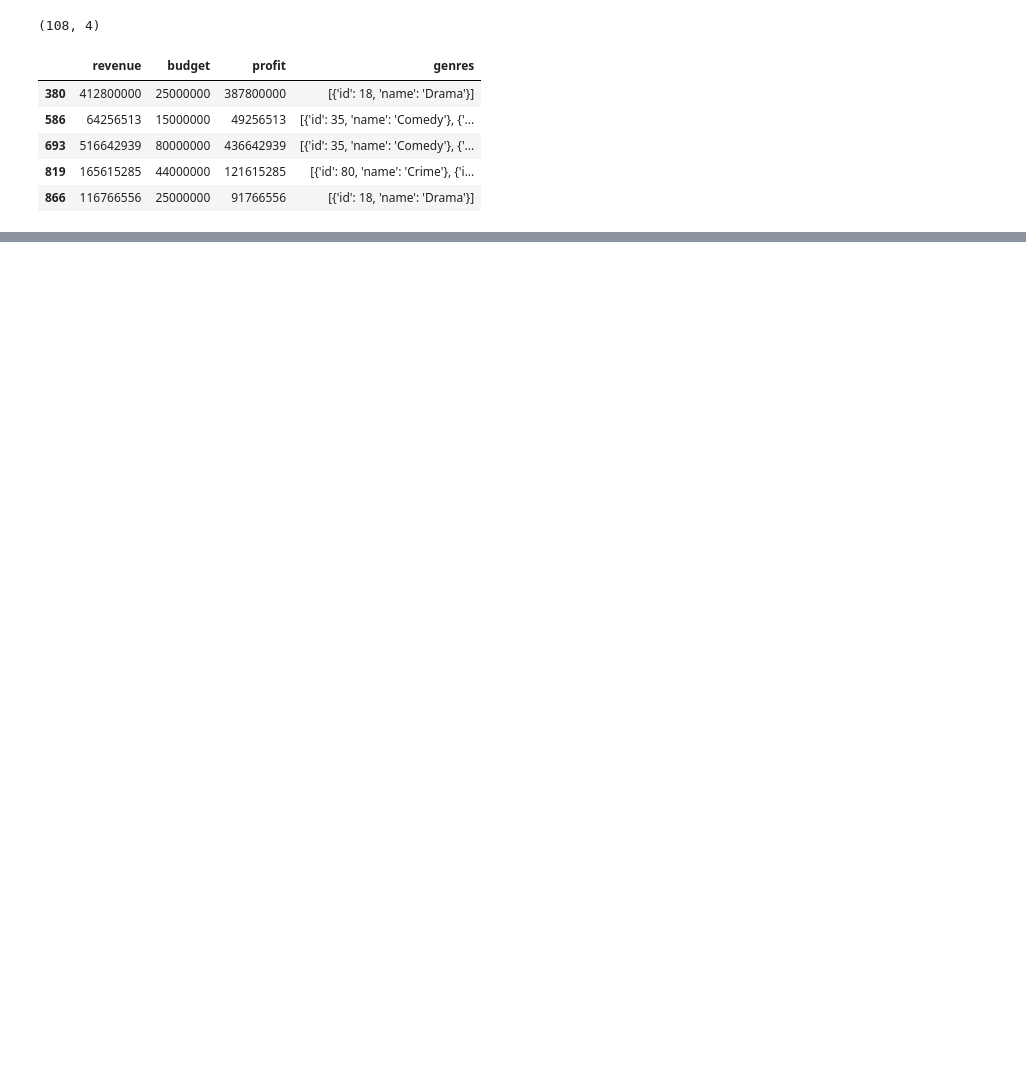
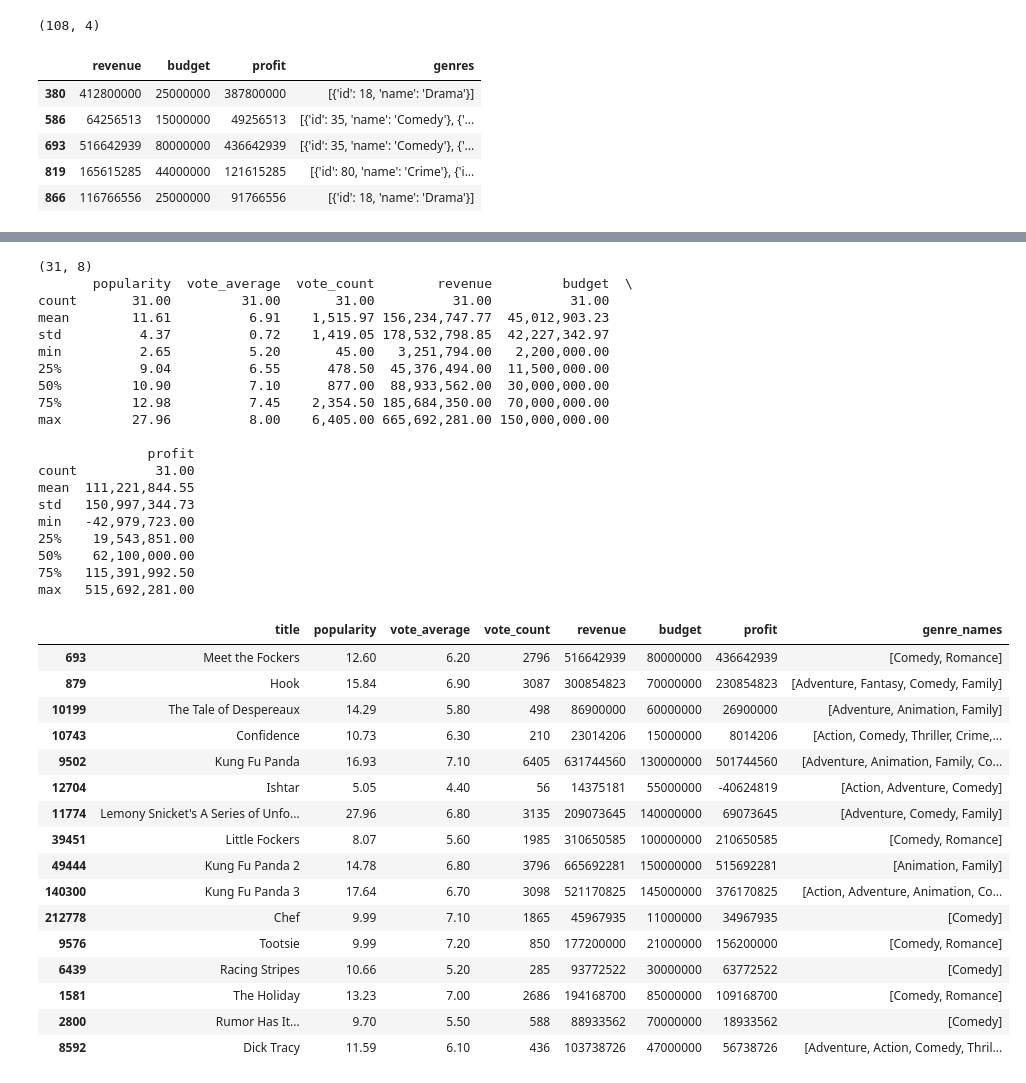
Before and after one commit to faltisco/Choose_Genre, a Jupyter notebook: EDA on TMDB.ipynb, the cells around one changed output, grey strips where cells are left out. Saved outputs shown, nothing was run; the diff lists cells and outputs as text; code cells hidden in the pictures; blank space fills up the shorter version.

```diff
--- a/EDA on TMDB.ipynb
+++ b/EDA on TMDB.ipynb
@@ -366,0 +512,49 @@ good_money_df
+# %%
+def is_drama(cell):
+    #returns True if in, else false (for masking)
+    if 'Drama' in cell:
+        return True
+    return False
+
+drama_mask = good_money_df[False == good_money_df.genre_names.map(is_drama)]  #not Drama
+print(action_mask.shape)
+print(action_mask.describe())
+drama_mask
+# %% [output]
+(31, 8)
+       popularity  vote_average  vote_count        revenue         budget  \
+count       31.00         31.00       31.00          31.00          31.00
+mean        11.61          6.91    1,515.97 156,234,747.77  45,012,903.23
+std          4.37          0.72    1,419.05 178,532,798.85  42,227,342.97
+min          2.65          5.20       45.00   3,251,794.00   2,200,000.00
+25%          9.04          6.55      478.50  45,376,494.00  11,500,000.00
+50%         10.90          7.10      877.00  88,933,562.00  30,000,000.00
+75%         12.98          7.45    2,354.50 185,684,350.00  70,000,000.00
+max         27.96          8.00    6,405.00 665,692,281.00 150,000,000.00
+
+              profit
+count          31.00
+mean  111,221,844.55
+std   150,997,344.73
+min   -42,979,723.00
+25%    19,543,851.00
+50%    62,100,000.00
+75%   115,391,992.50
+max   515,692,281.00
+|  | title | popularity | vote_average | vote_count | revenue | budget | profit | genre_names |
+| 693 | Meet the Fockers | 12.60 | 6.20 | 2796 | 516642939 | 80000000 | 436642939 | [Comedy, Romance] |
+| 879 | Hook | 15.84 | 6.90 | 3087 | 300854823 | 70000000 | 230854823 | [Adventure, Fantasy, Comedy, Family] |
+| 10199 | The Tale of Despereaux | 14.29 | 5.80 | 498 | 86900000 | 60000000 | 26900000 | [Adventure, Animation, Family] |
+| 10743 | Confidence | 10.73 | 6.30 | 210 | 23014206 | 15000000 | 8014206 | [Action, Comedy, Thriller, Crime,... |
+| 9502 | Kung Fu Panda | 16.93 | 7.10 | 6405 | 631744560 | 130000000 | 501744560 | [Adventure, Animation, Family, Co... |
+| 12704 | Ishtar | 5.05 | 4.40 | 56 | 14375181 | 55000000 | -40624819 | [Action, Adventure, Comedy] |
+| 11774 | Lemony Snicket's A Series of Unfo... | 27.96 | 6.80 | 3135 | 209073645 | 140000000 | 69073645 | [Adventure, Comedy, Family] |
+| 39451 | Little Fockers | 8.07 | 5.60 | 1985 | 310650585 | 100000000 | 210650585 | [Comedy, Romance] |
+| 49444 | Kung Fu Panda 2 | 14.78 | 6.80 | 3796 | 665692281 | 150000000 | 515692281 | [Animation, Family] |
+| 140300 | Kung Fu Panda 3 | 17.64 | 6.70 | 3098 | 521170825 | 145000000 | 376170825 | [Action, Adventure, Animation, Co... |
+| 212778 | Chef | 9.99 | 7.10 | 1865 | 45967935 | 11000000 | 34967935 | [Comedy] |
+| 9576 | Tootsie | 9.99 | 7.20 | 850 | 177200000 | 21000000 | 156200000 | [Comedy, Romance] |
+| 6439 | Racing Stripes | 10.66 | 5.20 | 285 | 93772522 | 30000000 | 63772522 | [Comedy] |
+| 1581 | The Holiday | 13.23 | 7.00 | 2686 | 194168700 | 85000000 | 109168700 | [Comedy, Romance] |
+| 2800 | Rumor Has It... | 9.70 | 5.50 | 588 | 88933562 | 70000000 | 18933562 | [Comedy] |
+| 8592 | Dick Tracy | 11.59 | 6.10 | 436 | 103738726 | 47000000 | 56738726 | [Adventure, Action, Comedy, Thril... |
```
Also changed, not shown: parts of 17 cells of this notebook.
